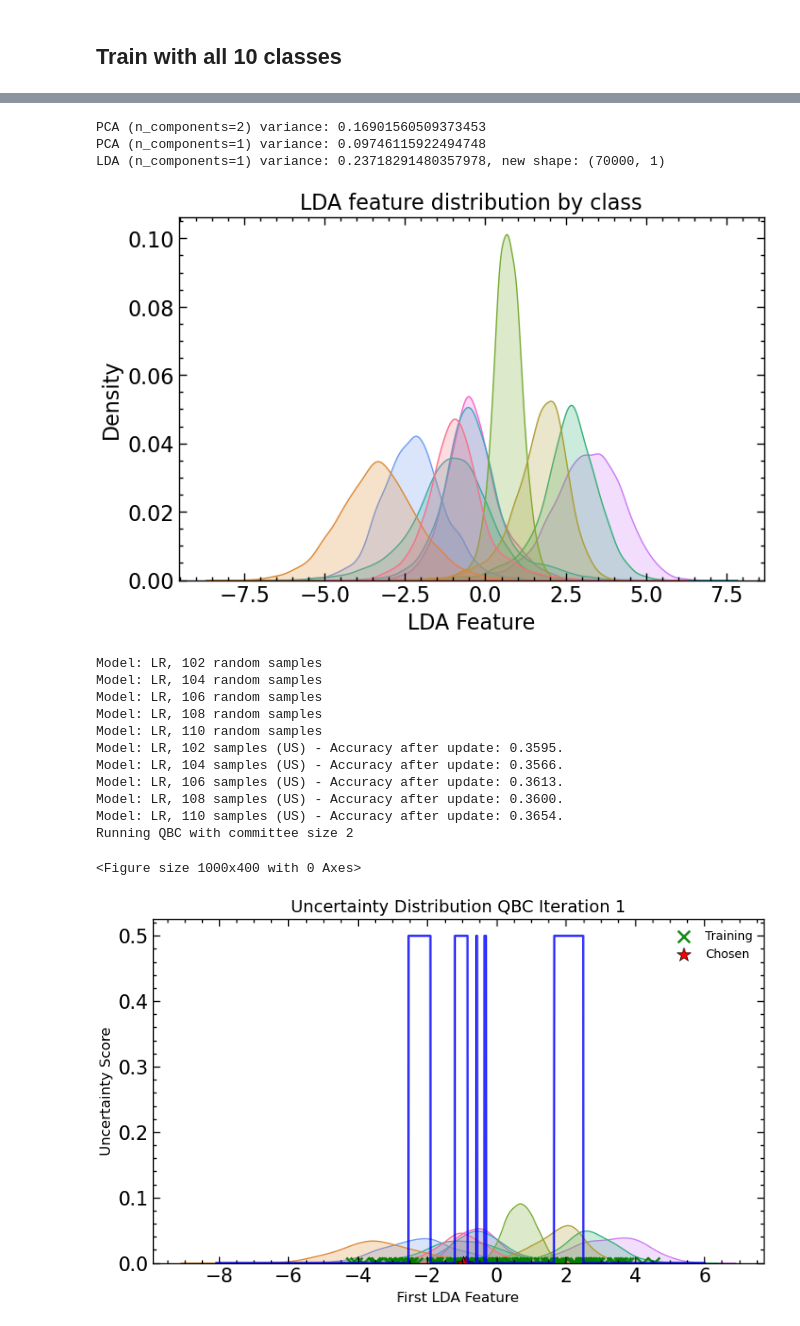
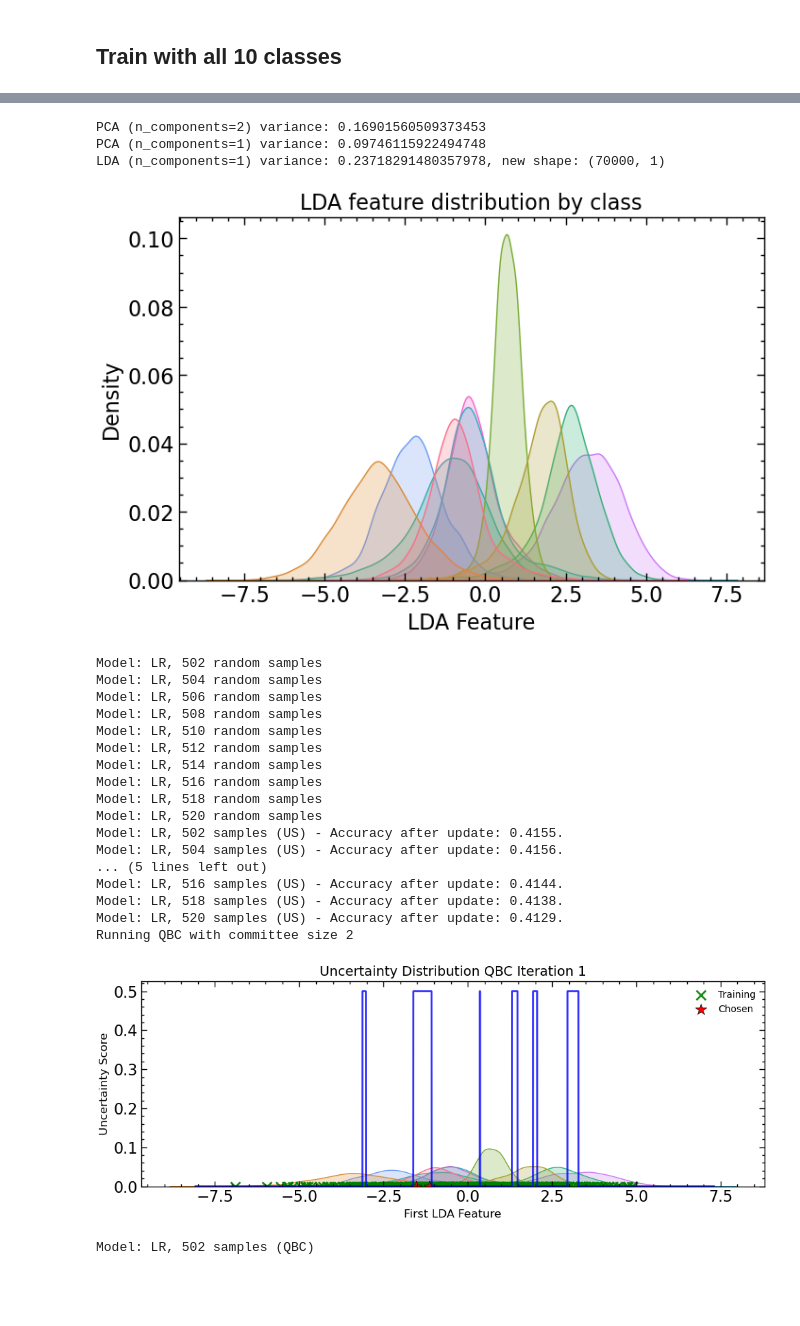
Before and after one commit to amapy-00/miniproject_2_02463, a Jupyter notebook: main.ipynb, the cells around one changed output, grey strips where cells are left out. Cells and saved outputs as stored; diff of their text form; code cells hidden in the pictures; blank space fills up the shorter version.

```diff
--- a/main.ipynb
+++ b/main.ipynb
@@ -23,26 +23,32 @@ run_experiment("1,7,9", lda_dims=2, active_params=exp2_params, legend_labels=('R
 # %%
 # Experiment 3: All digits; LDA with 8 components; different active learning parameters
 np.random.seed(SEED)
-exp3_params = {'initial_samples': 100, 'added_samples': 2, 'num_iterations': 5, 'committee_sizes': [2,25,50,100],  'visualize': True}
+exp3_params = {'initial_samples': 500, 'added_samples': 2, 'num_iterations': 10, 'committee_sizes': [2,25,50,100],  'visualize': True}
 run_experiment("all", lda_dims=1, active_params=exp3_params, legend_labels=('Random sampling', 'QBC'))
 # %% [output]
 Running experiment for digits all with LDA dims 1
 Data shape: (70000, 784) (70000,)
 [figure]
 PCA (n_components=2) variance: 0.16901560509373453
 PCA (n_components=1) variance: 0.09746115922494748
 LDA (n_components=1) variance: 0.23718291480357978, new shape: (70000, 1)
 [figure]
-Model: LR, 102 random samples
-Model: LR, 104 random samples
-Model: LR, 106 random samples
-Model: LR, 108 random samples
-Model: LR, 110 random samples
-Model: LR, 102 samples (US) - Accuracy after update: 0.3595.
-Model: LR, 104 samples (US) - Accuracy after update: 0.3566.
-Model: LR, 106 samples (US) - Accuracy after update: 0.3613.
-Model: LR, 108 samples (US) - Accuracy after update: 0.3600.
-Model: LR, 110 samples (US) - Accuracy after update: 0.3654.
+Model: LR, 502 random samples
+Model: LR, 504 random samples
+Model: LR, 506 random samples
+Model: LR, 508 random samples
+Model: LR, 510 random samples
+Model: LR, 512 random samples
+Model: LR, 514 random samples
+Model: LR, 516 random samples
+Model: LR, 518 random samples
+Model: LR, 520 random samples
+Model: LR, 502 samples (US) - Accuracy after update: 0.4155.
+Model: LR, 504 samples (US) - Accuracy after update: 0.4156.
+... (5 lines left out)
+Model: LR, 516 samples (US) - Accuracy after update: 0.4144.
+Model: LR, 518 samples (US) - Accuracy after update: 0.4138.
+Model: LR, 520 samples (US) - Accuracy after update: 0.4129.
 Running QBC with committee size 2
+[figure, new version]
-<Figure size 1000x400 with 0 Axes>
+Model: LR, 502 samples (QBC)
-[figure, old version]
```
Also changed, not shown: parts of 1 cell of this notebook, 1 other file.
